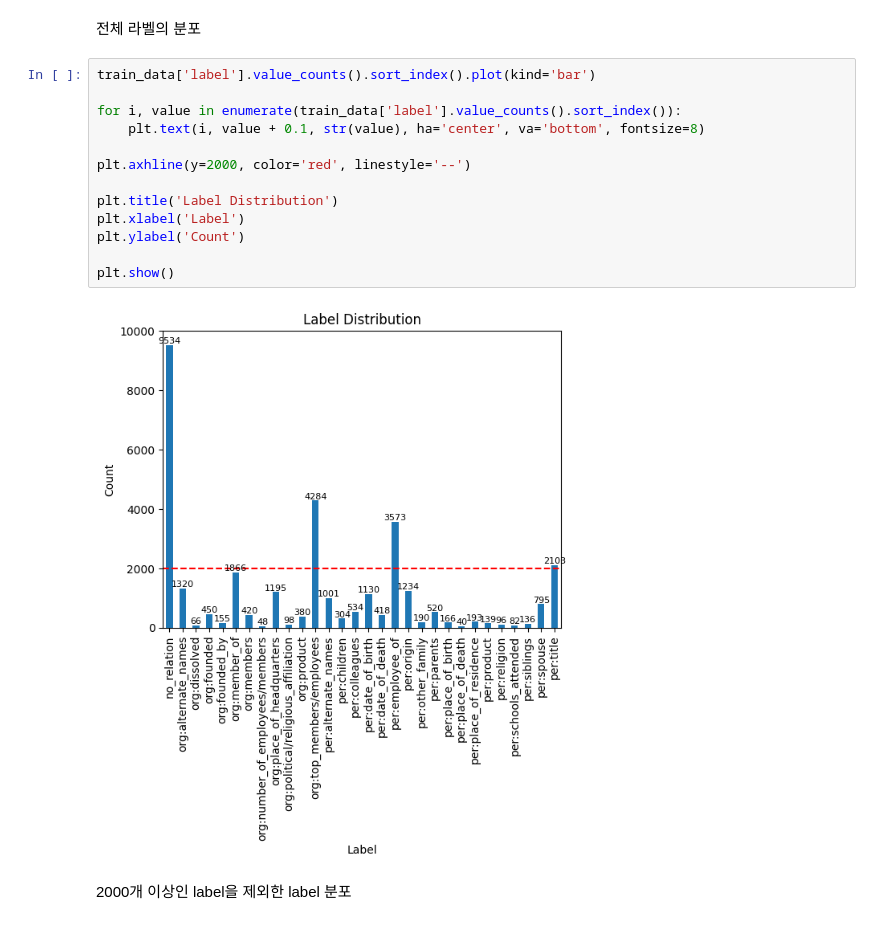
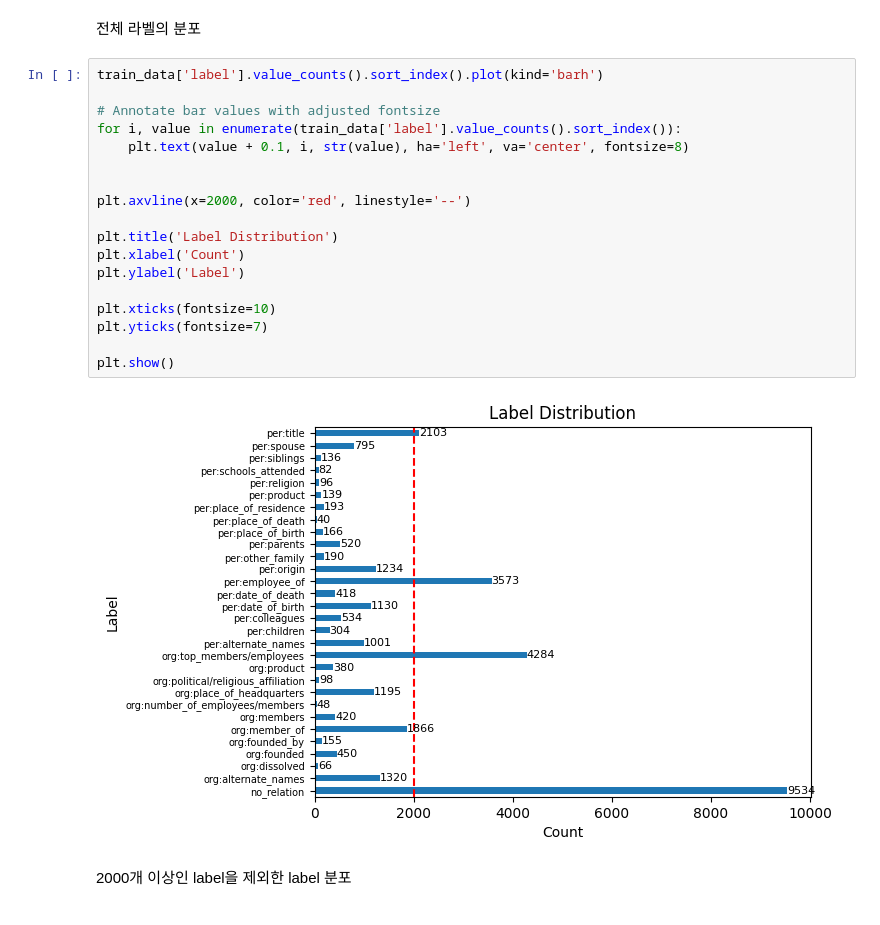
Before and after one commit to boostcampaitech6/level2-klue-nlp-06, a Jupyter notebook: data_analysis/mhs.ipynb, the cells around one changed output. Saved outputs shown, nothing was run; the diff lists cells and outputs as text.

Commit message:
feat - Data - 개인 data analysis update
#8

```diff
--- a/data_analysis/mhs.ipynb
+++ b/data_analysis/mhs.ipynb
@@ -189,20 +189,25 @@ Name: label, dtype: int64
 # %% [markdown]
 전체 라벨의 분포
 # %%
-train_data['label'].value_counts().sort_index().plot(kind='bar')
+train_data['label'].value_counts().sort_index().plot(kind='barh')
 
+# Annotate bar values with adjusted fontsize
 for i, value in enumerate(train_data['label'].value_counts().sort_index()):
-    plt.text(i, value + 0.1, str(value), ha='center', va='bottom', fontsize=8)
+    plt.text(value + 0.1, i, str(value), ha='left', va='center', fontsize=8)
 
-plt.axhline(y=2000, color='red', linestyle='--')
+
+plt.axvline(x=2000, color='red', linestyle='--')
 
 plt.title('Label Distribution')
-plt.xlabel('Label')
-plt.ylabel('Count')
+plt.xlabel('Count')
+plt.ylabel('Label')
+
+plt.xticks(fontsize=10)
+plt.yticks(fontsize=7)
 
 plt.show()
 # %% [output]
-[figure, old version]
+[figure, new version]
 # %% [markdown]
 2000개 이상인 label을 제외한 label 분포
 # %%
```
Also changed, not shown: parts of 12 cells of this notebook.
